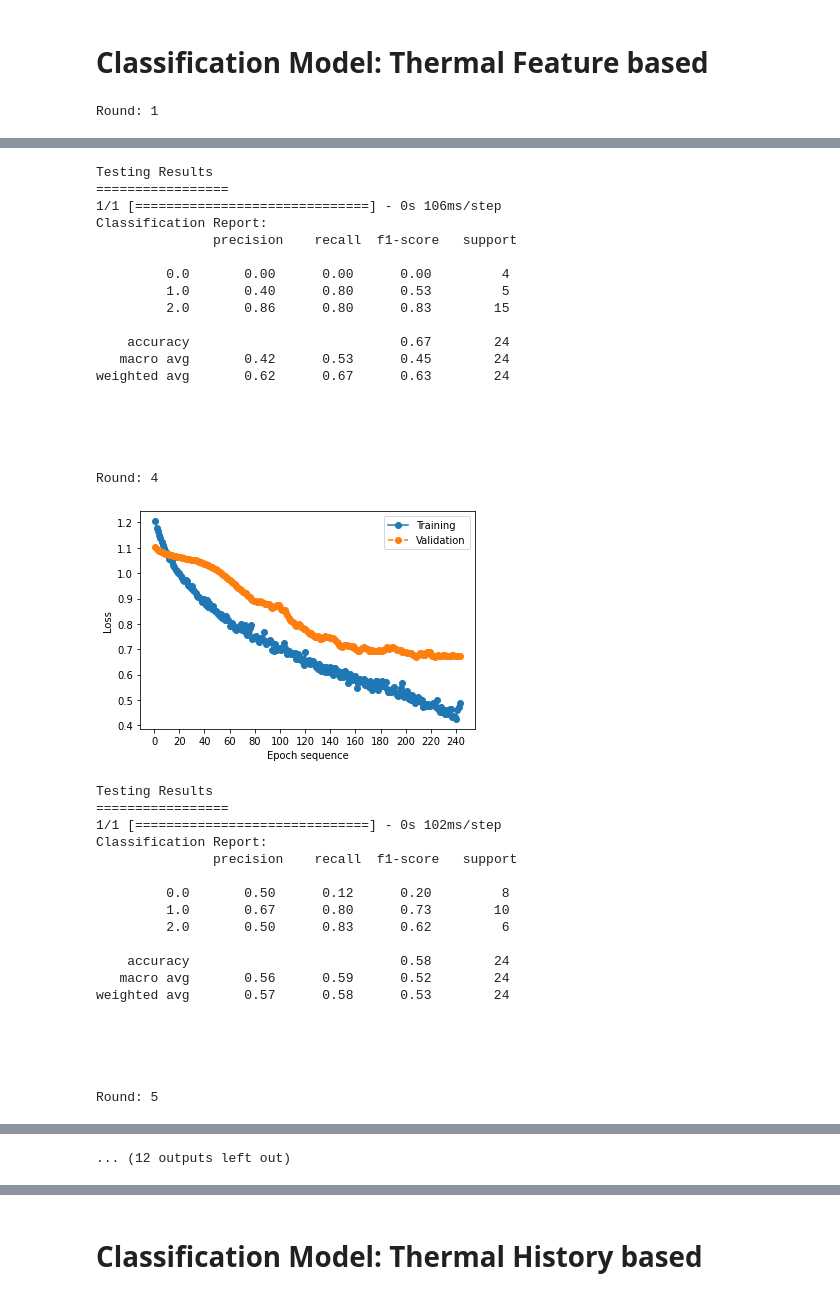
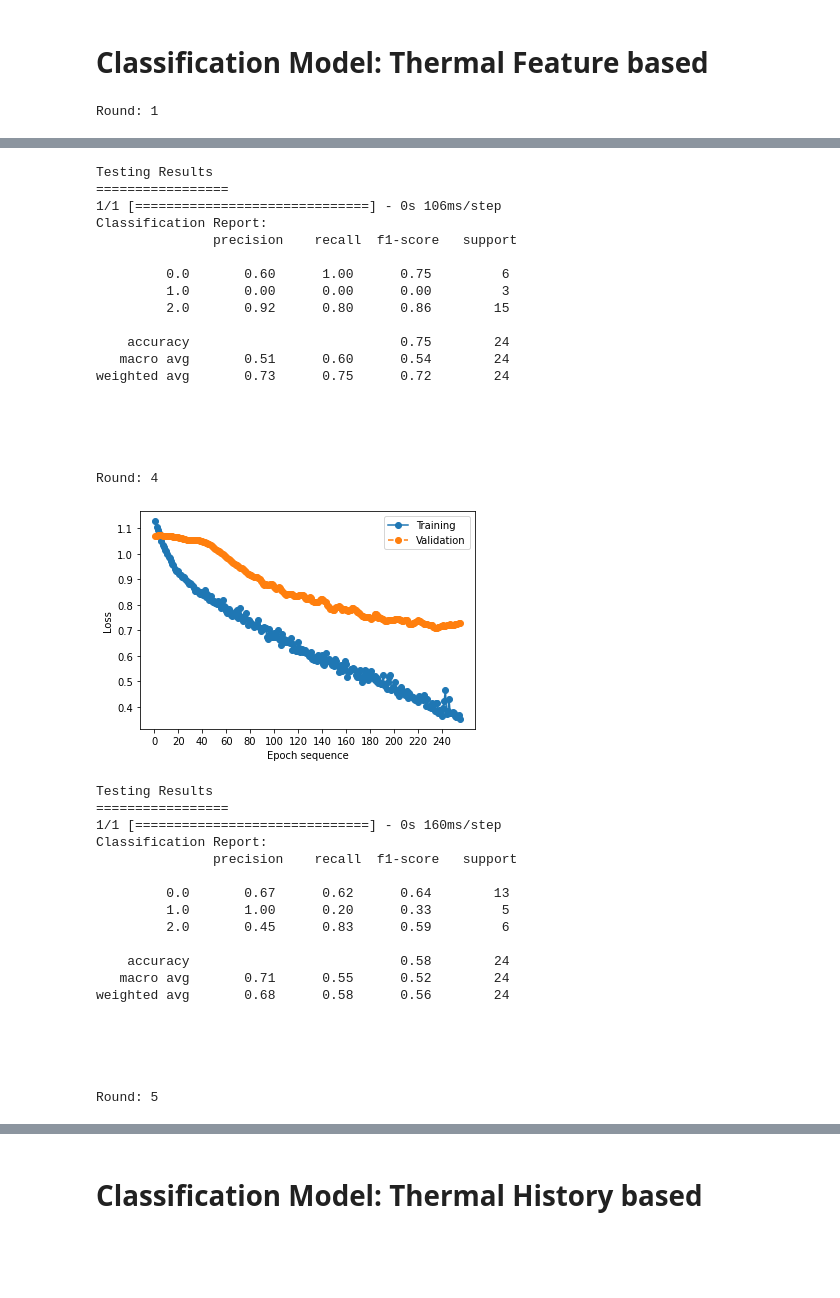
Before and after one commit to nazmulhasan202/WIP_NoteBooks, a Jupyter notebook: Classification of Porosity Level.ipynb, the cells around one changed output, grey strips where cells are left out. Cells and saved outputs as stored; diff of their text form; code cells hidden in the pictures; blank space fills up the shorter version.

```diff
--- a/Classification of Porosity Level.ipynb
+++ b/Classification of Porosity Level.ipynb
@@ -434,7 +431,7 @@ train_data_9_indexes
 train_data_10_indexes
 # %%
 new_classes = np.ones(classes.shape)*-1
-low_threshold = 10
+low_threshold = 30
 medium_threshold = 80
 low_pore_indexes = np.where(y<=low_threshold)[0]
 medium_pore_indexes = np.where((y>low_threshold) & (y<=medium_threshold))[0]
@@ -484,7 +481,7 @@ def classification_results(string):
 # %%
 train_indexes_list = list(train_indexes_dictionary.keys())
 test_indexes_list = list(test_indexes_dictionary.keys())
-test_accuracy_list = []
+test_accuracy_list_TF = []
 train_accuracy_list = []
 train_stacked_array = np.zeros((0, 5))
 test_stacked_array = np.zeros((0, 5))
@@ -516,7 +513,7 @@ for i in range(len(train_indexes_list)):
   test_classification_results = get_classificaion_results(classifier_model,X_test,classes_test)
   test_classwise_results, test_accuracy = classification_results(test_classification_results)
   test_stacked_array = np.vstack((test_stacked_array,test_classwise_results))
-  test_accuracy_list.append(test_accuracy)
+  test_accuracy_list_TF.append(test_accuracy)
   print('\n\n')
 # %% [output]
 Round: 1
@@ -564,36 +561,36 @@ Round: 3
 Testing Results
 =================
 1/1 [==============================] - 0s 106ms/step
 Classification Report:
                precision    recall  f1-score   support
 
-         0.0       0.00      0.00      0.00         4
-         1.0       0.40      0.80      0.53         5
-         2.0       0.86      0.80      0.83        15
+         0.0       0.60      1.00      0.75         6
+         1.0       0.00      0.00      0.00         3
+         2.0       0.92      0.80      0.86        15
 
-    accuracy                           0.67        24
-   macro avg       0.42      0.53      0.45        24
-weighted avg       0.62      0.67      0.63        24
+    accuracy                           0.75        24
+   macro avg       0.51      0.60      0.54        24
+weighted avg       0.73      0.75      0.72        24
 
 
 
 
 
 Round: 4
-[figure, old version]
+[figure, new version]
 Testing Results
 =================
-1/1 [==============================] - 0s 102ms/step
+1/1 [==============================] - 0s 160ms/step
 Classification Report:
                precision    recall  f1-score   support
 
-         0.0       0.50      0.12      0.20         8
-         1.0       0.67      0.80      0.73        10
-         2.0       0.50      0.83      0.62         6
+         0.0       0.67      0.62      0.64        13
+         1.0       1.00      0.20      0.33         5
+         2.0       0.45      0.83      0.59         6
 
     accuracy                           0.58        24
-   macro avg       0.56      0.59      0.52        24
-weighted avg       0.57      0.58      0.53        24
+   macro avg       0.71      0.55      0.52        24
+weighted avg       0.68      0.58      0.56        24
 
 
 
@@ -607,4 +622,3 @@ WARNING:tensorflow:5 out of the last 5 calls to <function Model.make_predict_fun
-... (12 outputs left out)
 # %%
 df_test_results = pd.DataFrame(test_stacked_array, columns=['class','precision','recall','f1-score','support'])
 
```
Also changed, not shown: parts of 14 cells of this notebook, 2 other files.
